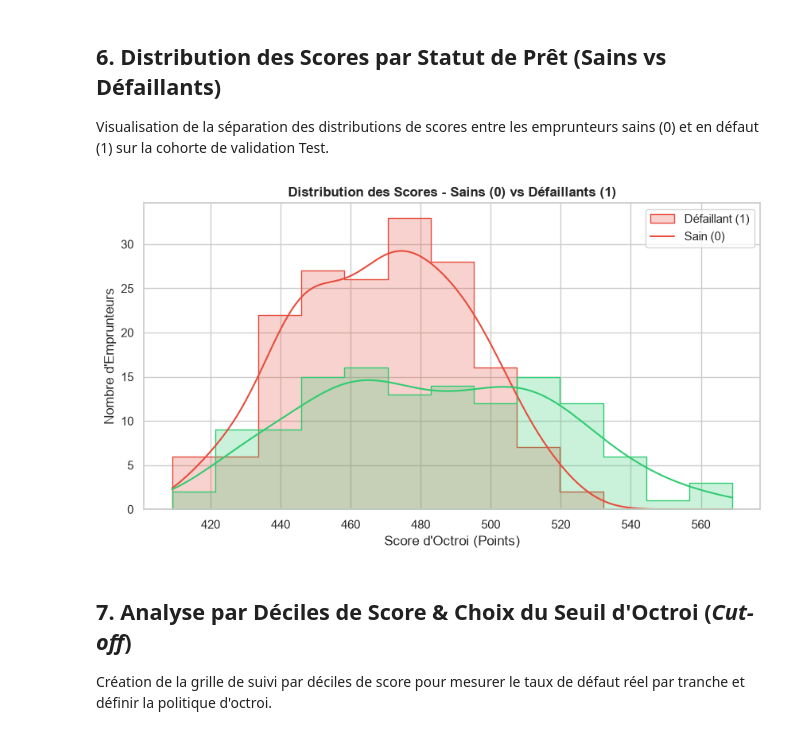
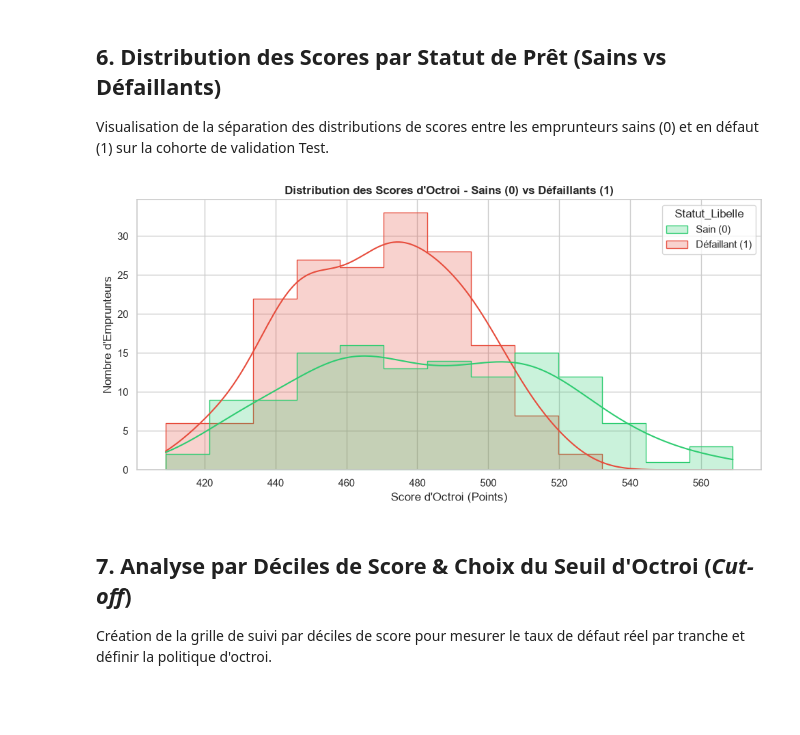
Before and after one commit to agathe-rnlt/Credit-Risk-Scoring, a Jupyter notebook: notebooks/03_modelisation_et_scorecard.ipynb, the cells around one changed output. Saved outputs shown, nothing was run; the diff lists cells and outputs as text; code cells hidden in the pictures; blank space fills up the shorter version.

```diff
--- a/notebooks/03_modelisation_et_scorecard.ipynb
+++ b/notebooks/03_modelisation_et_scorecard.ipynb
@@ -214,17 +214,28 @@ Name: Score, dtype: float64
 
 Visualisation de la séparation des distributions de scores entre les emprunteurs sains (0) et en défaut (1) sur la cohorte de validation Test.
 # %%
+
+test_df['Statut_Libelle'] = test_df['loan_status'].map({0: 'Sain (0)', 1: 'Défaillant (1)'})
+
 plt.figure(figsize=(10, 5))
-sns.histplot(data=test_df, x='Score', hue='loan_status', kde=True, element="step",
-             palette=['#2ecc71', '#e74c3c'], common_norm=False)
+sns.histplot(
+    data=test_df,
+    x='Score',
+    hue='Statut_Libelle',
+    hue_order=['Sain (0)', 'Défaillant (1)'],
+    palette={'Sain (0)': '#2ecc71', 'Défaillant (1)': '#e74c3c'},
+    kde=True,
+    element="step",
+    common_norm=False
+)
 
-plt.title("Distribution des Scores - Sains (0) vs Défaillants (1)", fontweight='bold')
+plt.title("Distribution des Scores d'Octroi - Sains (0) vs Défaillants (1)", fontweight='bold')
 plt.xlabel("Score d'Octroi (Points)")
 plt.ylabel("Nombre d'Emprunteurs")
-plt.legend(['Défaillant (1)', 'Sain (0)'])
+plt.tight_layout()
 plt.show()
 # %% [output]
-[figure, old version]
+[figure, new version]
 # %% [markdown]
 ## 7. Analyse par Déciles de Score & Choix du Seuil d'Octroi (*Cut-off*)
 
```
Also changed, not shown: parts of 1 cell of this notebook.
